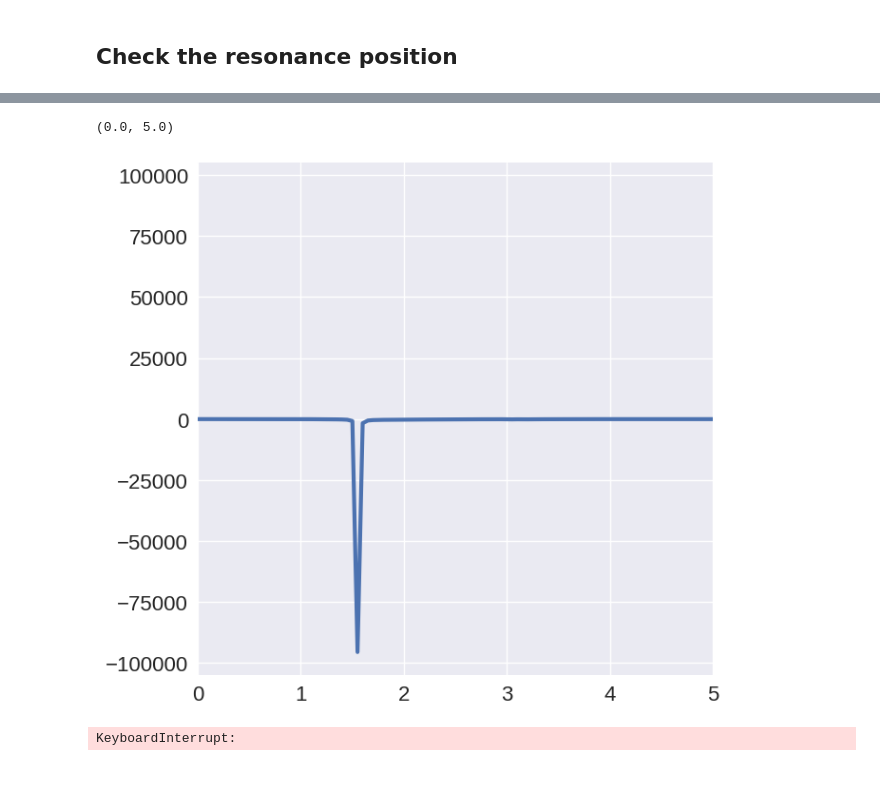
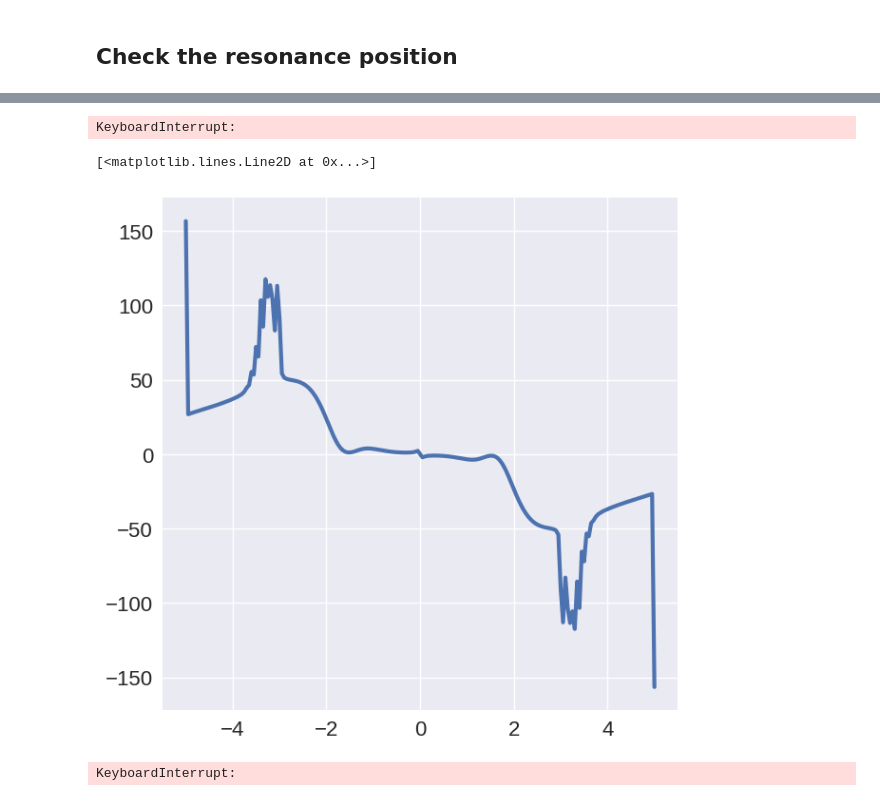
Before and after one commit to k-maslov/TMQGP, a Jupyter notebook: ipy/TMQGP/run/ParallelDump_Q.ipynb, the cells around one changed output, grey strips where cells are left out. Saved outputs shown, nothing was run; the diff lists cells and outputs as text; code cells hidden in the pictures.

```diff
--- a/ipy/TMQGP/run/ParallelDump_Q.ipynb
+++ b/ipy/TMQGP/run/ParallelDump_Q.ipynb
@@ -19,8 +21,8 @@ gluon_0 = Particle(1., qrange, erange, eps=2e-2, stat='b', d=16)
 gluon_0 = Particle(1., qrange, erange, eps=2e-2, stat='b', d=16)
 # %%
 T = 0.15
-G = 25.
-L = 0.7
+G = 9
+L = 0.4
 screen = 1.5
 # %% [markdown]
 ## Check the resonance position
@@ -39,3 +41,7 @@ plt.axvline(2*quark_0.m, ls=':', c='black')
+# %%
+ch_quark_test.populate_S()
+# %% [output]
+KeyboardInterrupt:
 # %%
 gluon_0 = Particle(1.5, qrange, erange, eps=2e-2, stat='b', d=16)
 # %%
@@ -45,10 +51,10 @@ ch_gluon_test = Channel(gluon_0, gluon_0, T, G=G, Fa=9/4,
 ch_gluon_test.populate_T()
 # %%
 plt.plot(ch_gluon_test.erange, imag(ch_gluon_test.TM[:, 0]))
-plt.xlim(0, 5)
+# plt.xlim(0, 5)
 # %% [output]
-(0.0, 5.0)
+[<matplotlib.lines.Line2D at 0x...>]
-[figure, old version]
+[figure, new version]
 # %%
 ch_gluon_test.populate_S()
 # %% [output]
```
Also changed, not shown: parts of 14 cells of this notebook, 9 other files.
